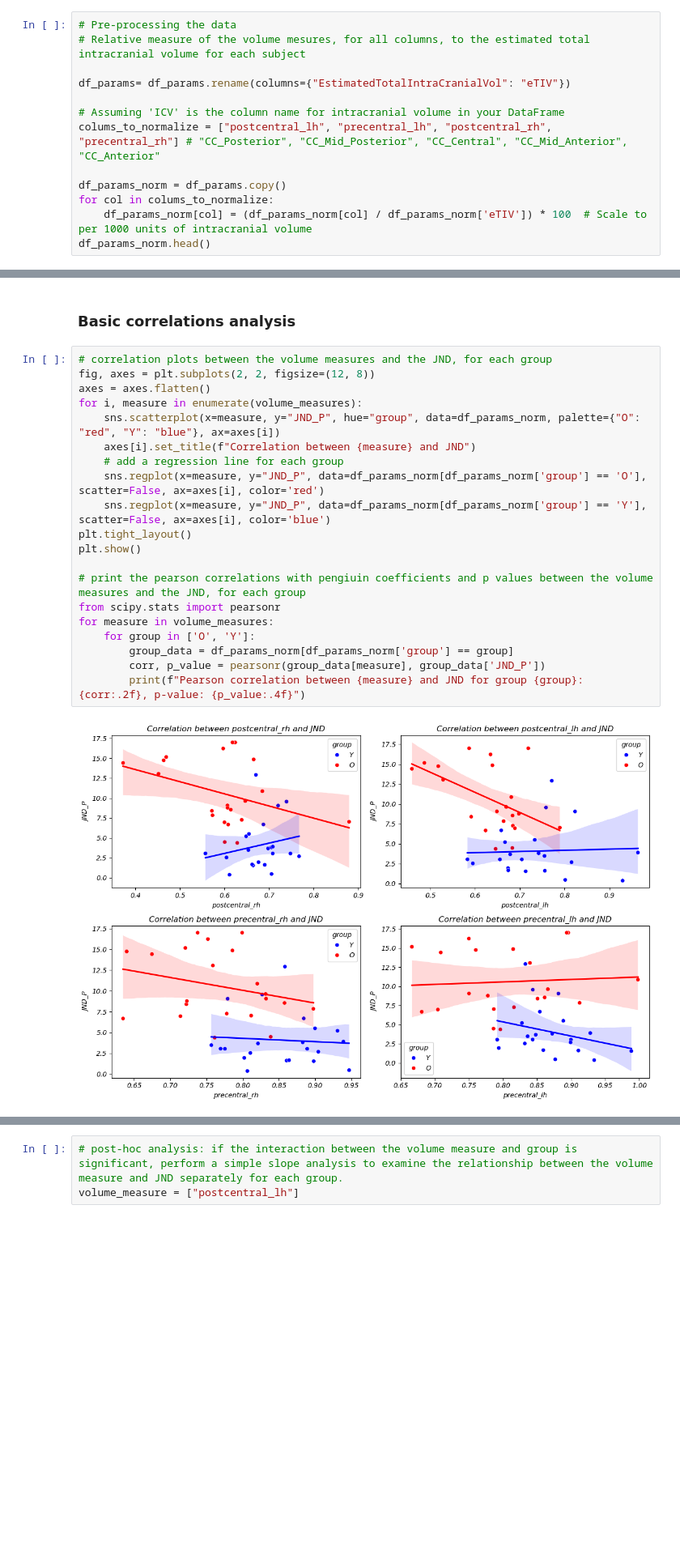
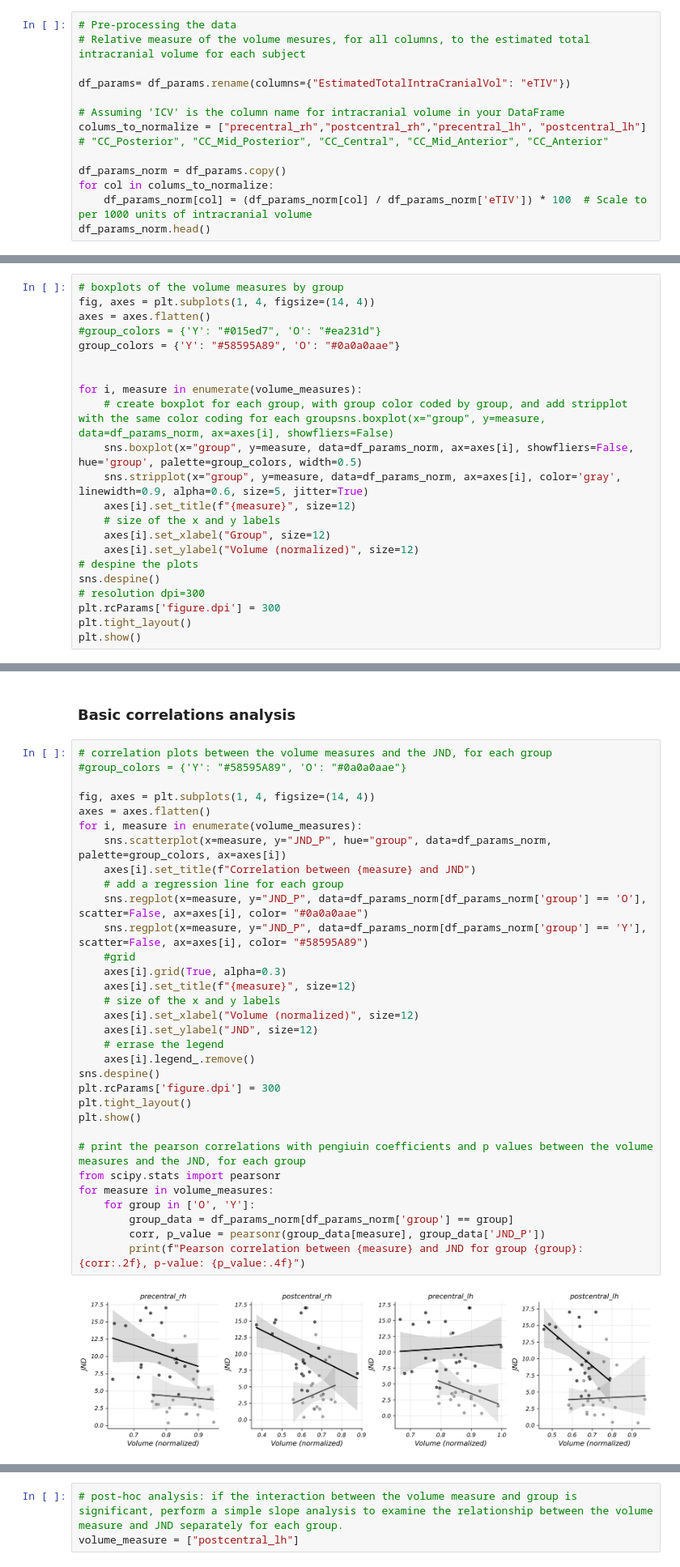
Before and after one commit to DanielaMPinzon/DTI_Aging, a Jupyter notebook: regression_analysis_volumeparam.ipynb, the cells around one changed output, grey strips where cells are left out. Shown at 81% size. Drawn from its saved outputs; the diff is of its cells as text; blank space fills up the shorter version.

```diff
--- a/regression_analysis_volumeparam.ipynb
+++ b/regression_analysis_volumeparam.ipynb
@@ -37,7 +37,7 @@ df_params
 df_params= df_params.rename(columns={"EstimatedTotalIntraCranialVol": "eTIV"})
 
 # Assuming 'ICV' is the column name for intracranial volume in your DataFrame
-colums_to_normalize = ["postcentral_lh", "precentral_lh", "postcentral_rh", "precentral_rh"] # "CC_Posterior", "CC_Mid_Posterior", "CC_Central", "CC_Mid_Anterior", "CC_Anterior"
+colums_to_normalize = ["precentral_rh","postcentral_rh","precentral_lh", "postcentral_lh"] # "CC_Posterior", "CC_Mid_Posterior", "CC_Central", "CC_Mid_Anterior", "CC_Anterior"
 
 df_params_norm = df_params.copy()
 for col in colums_to_normalize:
@@ -100,0 +72,22 @@ Passing `palette` without assigning `hue` is deprecated and will be removed in v
+# %%
+# boxplots of the volume measures by group
+fig, axes = plt.subplots(1, 4, figsize=(14, 4))
+axes = axes.flatten()
+#group_colors = {'Y': "#015ed7", 'O': "#ea231d"}
+group_colors = {'Y': "#58595A89", 'O': "#0a0a0aae"}
+
+
+for i, measure in enumerate(volume_measures):
+    # create boxplot for each group, with group color coded by group, and add stripplot with the same color coding for each groupsns.boxplot(x="group", y=measure, data=df_params_norm, ax=axes[i], showfliers=False)
+    sns.boxplot(x="group", y=measure, data=df_params_norm, ax=axes[i], showfliers=False, hue='group', palette=group_colors, width=0.5)
+    sns.stripplot(x="group", y=measure, data=df_params_norm, ax=axes[i], color='gray', linewidth=0.9, alpha=0.6, size=5, jitter=True)
+    axes[i].set_title(f"{measure}", size=12)
+    # size of the x and y labels
+    axes[i].set_xlabel("Group", size=12)
+    axes[i].set_ylabel("Volume (normalized)", size=12)
+# despine the plots
+sns.despine()
+# resolution dpi=300
+plt.rcParams['figure.dpi'] = 300
+plt.tight_layout()
+plt.show()
@@ -115,23 +110,35 @@ T-test for precentral_lh: t-statistic = -3.017, p-value = 0.004
 ###  Basic correlations analysis
 # %%
 # correlation plots between the volume measures and the JND, for each group
-fig, axes = plt.subplots(2, 2, figsize=(12, 8))
+#group_colors = {'Y': "#58595A89", 'O': "#0a0a0aae"}
+
+fig, axes = plt.subplots(1, 4, figsize=(14, 4))
 axes = axes.flatten()
 for i, measure in enumerate(volume_measures):
-    sns.scatterplot(x=measure, y="JND_P", hue="group", data=df_params_norm, palette={"O": "red", "Y": "blue"}, ax=axes[i])
+    sns.scatterplot(x=measure, y="JND_P", hue="group", data=df_params_norm, palette=group_colors, ax=axes[i])
     axes[i].set_title(f"Correlation between {measure} and JND")
     # add a regression line for each group
-    sns.regplot(x=measure, y="JND_P", data=df_params_norm[df_params_norm['group'] == 'O'], scatter=False, ax=axes[i], color='red')
-    sns.regplot(x=measure, y="JND_P", data=df_params_norm[df_params_norm['group'] == 'Y'], scatter=False, ax=axes[i], color='blue')
+    sns.regplot(x=measure, y="JND_P", data=df_params_norm[df_params_norm['group'] == 'O'], scatter=False, ax=axes[i], color= "#0a0a0aae")
+    sns.regplot(x=measure, y="JND_P", data=df_params_norm[df_params_norm['group'] == 'Y'], scatter=False, ax=axes[i], color= "#58595A89")
+    #grid
+    axes[i].grid(True, alpha=0.3)
+    axes[i].set_title(f"{measure}", size=12)
+    # size of the x and y labels
+    axes[i].set_xlabel("Volume (normalized)", size=12)
+    axes[i].set_ylabel("JND", size=12)
+    # errase the legend
+    axes[i].legend_.remove()
+sns.despine()
+plt.rcParams['figure.dpi'] = 300
 plt.tight_layout()
 plt.show()
 
 # print the pearson correlations with pengiuin coefficients and p values between the volume measures and the JND, for each group
 from scipy.stats import pearsonr
 for measure in volume_measures:
     for group in ['O', 'Y']:
         group_data = df_params_norm[df_params_norm['group'] == group]
         corr, p_value = pearsonr(group_data[measure], group_data['JND_P'])
         print(f"Pearson correlation between {measure} and JND for group {group}: {corr:.2f}, p-value: {p_value:.4f}")
 # %% [output]
-[figure, old version]
+[figure, new version]
```
Also changed, not shown: parts of 8 cells of this notebook, 1 other file.
